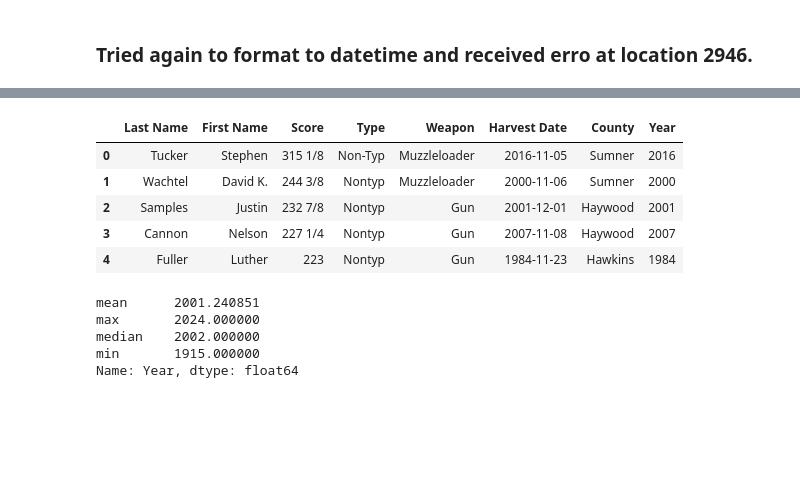
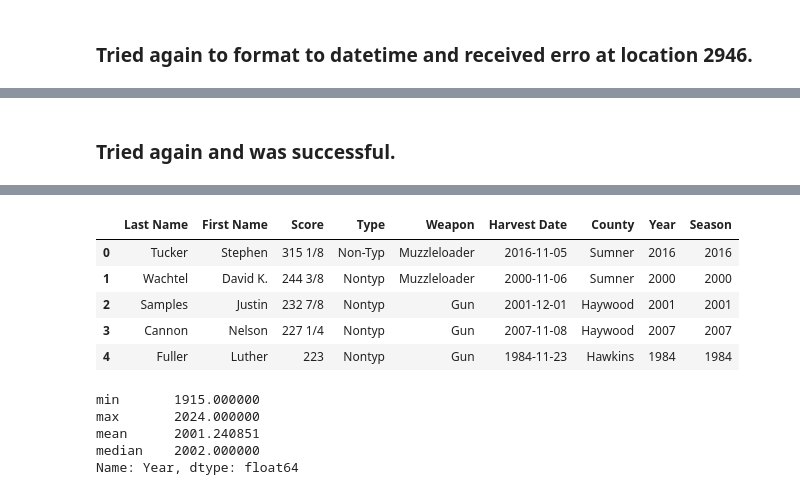
Before and after one commit to McNuttJ/Tennessee-Deer-Herd-Analysis-Capstone, a Jupyter notebook: tennessee_deer_herd_analysis.ipynb, the cells around one changed output, grey strips where cells are left out. Cells and saved outputs as stored; diff of their text form; code cells hidden in the pictures; blank space fills up the shorter version.

```diff
--- a/tennessee_deer_herd_analysis.ipynb
+++ b/tennessee_deer_herd_analysis.ipynb
@@ -574,5 +622,3 @@ Name: 2389, dtype: object
 # %%
 #correct year for entry
 tn_registry.at[2389,'Harvest Date']= '9/28/2017'
-# %%
-tn_registry['Harvest Date'] = pd.to_datetime(tn_registry['Harvest Date'])
@@ -601,6 +642,8 @@ County          Montgomery
 Name: 2946, dtype: object
 # %%
 tn_registry.at[2946,'Harvest Date']= '11/3/2015'
+# %% [markdown]
+### Tried again and was successful.
 # %%
 tn_registry['Harvest Date'] = pd.to_datetime(tn_registry['Harvest Date'])
 # %%
@@ -621,20 +664,21 @@ Data columns (total 7 columns):
 dtypes: datetime64[ns](1), object(6)
 memory usage: 175.0+ KB
 # %%
-tn_registry['Year'] = tn_registry['Harvest Date'].dt.year
+tn_registry['Season'] = tn_registry['Harvest Date'].dt.year
 tn_registry.head()
 # %% [output]
-|  | Last Name | First Name | Score | Type | Weapon | Harvest Date | County | Year |
-| 0 | Tucker | Stephen | 315 1/8 | Non-Typ | Muzzleloader | 2016-11-05 | Sumner | 2016 |
-| 1 | Wachtel | David K. | 244 3/8 | Nontyp | Muzzleloader | 2000-11-06 | Sumner | 2000 |
-| 2 | Samples | Justin | 232 7/8 | Nontyp | Gun | 2001-12-01 | Haywood | 2001 |
-| 3 | Cannon | Nelson | 227 1/4 | Nontyp | Gun | 2007-11-08 | Haywood | 2007 |
-| 4 | Fuller | Luther | 223 | Nontyp | Gun | 1984-11-23 | Hawkins | 1984 |
+|  | Last Name | First Name | Score | Type | Weapon | Harvest Date | County | Year | Season |
+| 0 | Tucker | Stephen | 315 1/8 | Non-Typ | Muzzleloader | 2016-11-05 | Sumner | 2016 | 2016 |
+| 1 | Wachtel | David K. | 244 3/8 | Nontyp | Muzzleloader | 2000-11-06 | Sumner | 2000 | 2000 |
+| 2 | Samples | Justin | 232 7/8 | Nontyp | Gun | 2001-12-01 | Haywood | 2001 | 2001 |
+| 3 | Cannon | Nelson | 227 1/4 | Nontyp | Gun | 2007-11-08 | Haywood | 2007 | 2007 |
+| 4 | Fuller | Luther | 223 | Nontyp | Gun | 1984-11-23 | Hawkins | 1984 | 1984 |
 # %%
+#looking at aggregates.
 tn_registry['Year'].agg({'min','max','mean','median'})
 # %% [output]
+min       1915.000000
+max       2024.000000
 mean      2001.240851
-max       2024.000000
 median    2002.000000
-min       1915.000000
 Name: Year, dtype: float64
```
Also changed, not shown: parts of 60 cells of this notebook.
